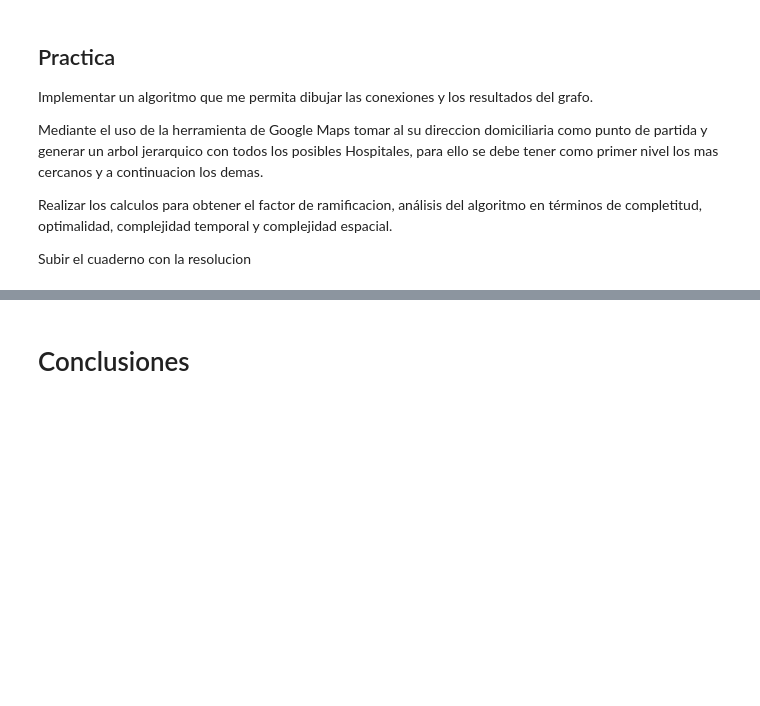
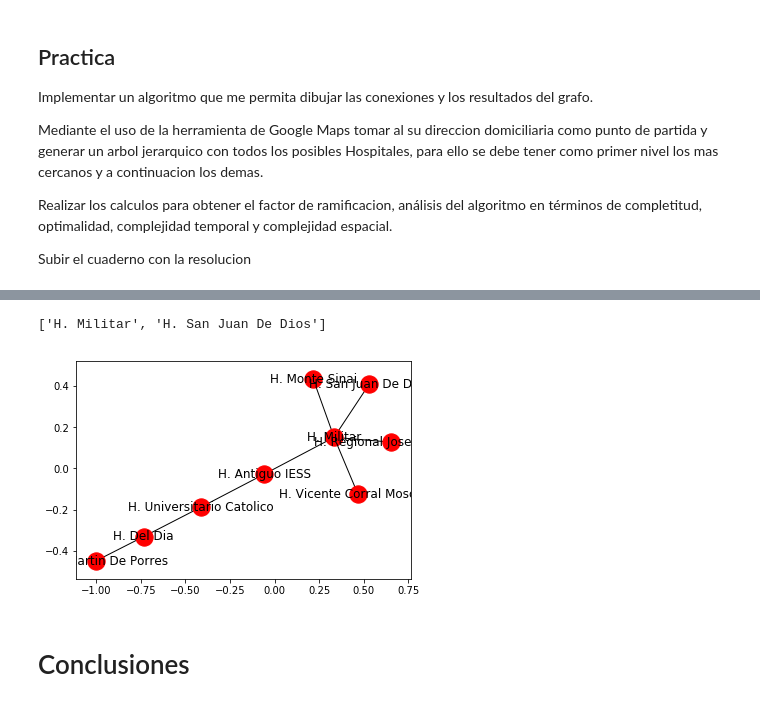
Before and after one commit to NikoAP77/Inteligencia-Artificial, a Jupyter notebook: BusquedaAmplitud.ipynb, the cells around one changed output, grey strips where cells are left out. Saved outputs shown, nothing was run; the diff lists cells and outputs as text; code cells hidden in the pictures; blank space fills up the shorter version.

```diff
--- a/BusquedaAmplitud.ipynb
+++ b/BusquedaAmplitud.ipynb
@@ -150,2 +130,49 @@ Subir el cuaderno con la resolucion
+# %%
+# Implementar
+if __name__ == "__main__":
+    connections1 = {
+
+        #Hospitales
+        'H. Universitario Catolico': {'H. Del Dia', 'H. Antiguo IESS'},
+        'H. Del Dia': {'H. Universitario Catolico', 'H. San Martin De Porres'},
+        'H. Antiguo IESS': {'H. Universitario Catolico', 'H. Militar'},
+        'H. Militar': {'H. Antiguo IESS', 'H. Monte Sinai', 'H. San Juan De Dios', 'H. Vicente Corral Moscoso', 'H. Regional Jose Carrasco'},
+        'H. San Martin De Porres': {'H. Del Dia'},
+        'H. Regional Jose Carrasco': {'H. Militar'},
+        'H. Vicente Corral Moscoso': {'H. Militar'},
+        'H. Monte Sinai':  {'H. Militar'},
+        'H. San Juan De Dios':  {'H. Militar'},
+    }
+
+    init_state = 'H. Militar'
+    solution = 'H. San Juan De Dios'
+    solution_node = search_Amplitud_solution(connections, init_state, solution)
+    # mostrar resultado
+    result = []
+    node = solution_node
+
+    grafic = nx.Graph()
+    grafic.add_nodes_from(connections1)
+
+   #grafic.add_edge(key,lista[i])
+    for key, lista in connections.items():
+        for i in lista:
+            grafic.add_edge(key,i)
+
+
+
+    if node is not None:
+        while node.fathr is not None:
+            result.append(node.data)
+            node = node.fathr
+        result.append(init_state)
+        result.reverse() # Reverso el resultado (Solo para presentar)
+        print(result)
+        nx.draw_networkx(grafic, witch_label = True)
+    else:
+        print("No hay solucion !!!!")
+# %% [output]
+['H. Militar', 'H. San Juan De Dios']
+[figure, added]
 # %% [markdown]
 # Conclusiones
```
Also changed, not shown: parts of 2 cells of this notebook.
